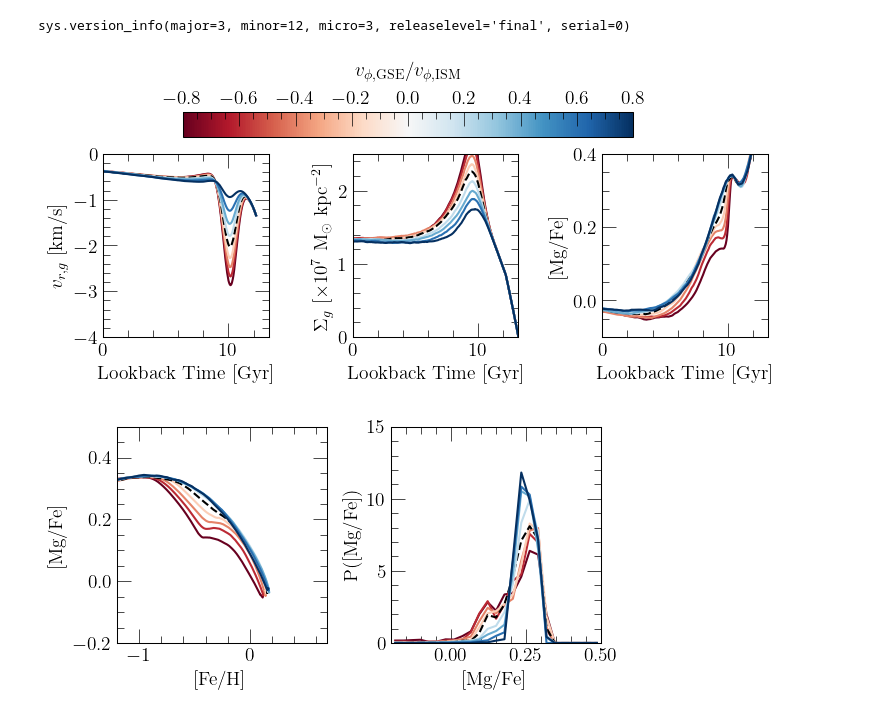
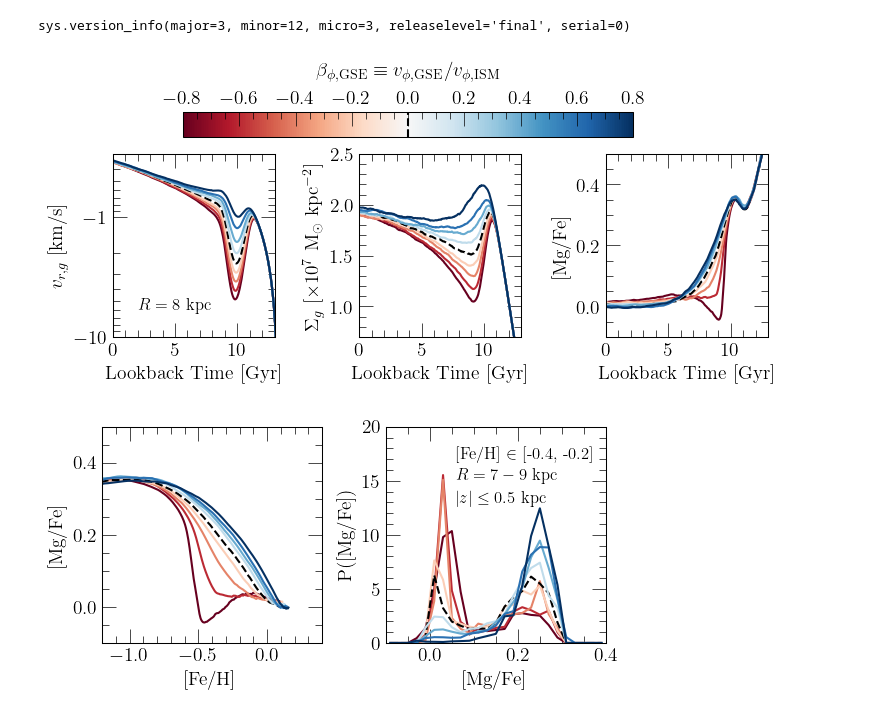
Before and after one commit to giganano/merger-flows, a Jupyter notebook: notebooks/trajectory-comp.ipynb, the cells around one changed output. Cells and saved outputs as stored; diff of their text form; code cells hidden in the pictures.

```diff
--- a/notebooks/trajectory-comp.ipynb
+++ b/notebooks/trajectory-comp.ipynb
@@ -31,40 +31,46 @@ for out in outputs:
 # %%
 COLORMAP = "RdBu"
 BETAPHIIN = [-0.8, -0.6, -0.4, -0.2, 0, 0.2, 0.4, 0.6, 0.8]
+# BETAPHIIN = [-0.6, -0.4, -0.2, 0, 0.2, 0.4, 0.6, 0.8]
 
 fig = plt.figure(figsize = (7.5, 3.5))
 axes = []
 for i in range(3):
     axes.append(fig.add_subplot(131 + i))
     axes[i].set_xlabel(r"Lookback Time [Gyr]")
-    axes[i].set_xlim([0, 13.2])
+    axes[i].set_xlim([0, 13])
+    axes[i].set_xticks([0, 5, 10])
 axes[0].set_ylabel(r"$v_{r,g}$ [km/s]")
 axes[1].set_ylabel(r"$\Sigma_g$ [$\times 10^7$ M$_\odot$ kpc$^{-2}$]")
 axes[2].set_ylabel(r"[Mg/Fe]")
 # for i in range(2): axes[i].set_yscale("log")
 # axes[0].yaxis.set_major_formatter(fsf("%g"))
 # axes[0].yaxis.set_minor_formatter(fsf("%g"))
-# axes[1].set_yscale("log")
 # axes[0].set_ylim([0.3, 5])
-axes[0].set_ylim([-4, 0])
-axes[1].set_ylim([0, 2.5])
-axes[2].set_ylim([-0.1, 0.4])
+axes[0].set_yscale("log")
+axes[0].yaxis.set_major_formatter(fsf("%g"))
+axes[0].set_ylim([0.3, 10])
+axes[1].set_ylim([0.7, 2.5])
+axes[2].set_ylim([-0.1, 0.5])
 
 norm = plt.Normalize(vmin = -0.8, vmax = 0.8)
 cmap = plt.cm.ScalarMappable(cmap = COLORMAP, norm = norm)
 cbar_ax = fig.add_axes([0.2, 0.8, 0.6, 0.1])
 cbar = plt.colorbar(cmap, cax = cbar_ax, orientation = "horizontal", location = "top")
-cbar.set_label(r"$v_{\phi,\text{GSE}} / v_{\phi,\text{ISM}}$", labelpad = 10)
+cbar.set_label(r"$\beta_{\phi,\text{GSE}} \equiv v_{\phi,\text{GSE}} / v_{\phi,\text{ISM}}$", labelpad = 10)
 cbar.set_ticks([-0.8, -0.6, -0.4, -0.2, 0, 0.2, 0.4, 0.6, 0.8])
+cbar.ax.axvline(0, c = named_colors()["black"], linestyle = "--")
+
+axes[0].text(2, 6, r"$R = 8$ kpc", fontsize = 12)
 
 def plot_timeevol(ax_v, ax_sigma, ax_mgfe, output, radius = 8, zone_width = 0.1, **kwargs):
     lookback, vgas = get_velocity_evolution(output, radius, zone_width = zone_width)
-    ax_v.plot(lookback, vgas, **kwargs)
+    ax_v.plot(lookback, [-v for v in vgas], **kwargs)
     zone = int(radius / zone_width)
     zone = output.zones["zone%d" % (zone)]
     lookback = zone.history["lookback"]
     area = np.pi * ((radius + zone_width)**2 - radius**2)
-    sigma_g = [m / (area * 1.0e7) for m in zone.history["mgas"]]
+    sigma_g = [m / (area * 1e7) for m in zone.history["mgas"]]
     ax_sigma.plot(lookback, sigma_g, **kwargs)
     ax_mgfe.plot(lookback[5:], zone.history["[mg/fe]"][5:], **kwargs)
 
@@ -77,7 +83,7 @@ for i in range(len(outputs)):
         kwargs["linestyle"] = "--"
     plot_timeevol(*axes, outputs[i], **kwargs)
 
-# negative_log(axes[0])
+negative_log(axes[0])
 plt.tight_layout()
 plt.subplots_adjust(top = 0.7)
 cbar_ax.set_position([
@@ -92,10 +98,13 @@ for ext in ["pdf", "jpeg"]:
     plt.savefig("./trajectory-comp/solar-annulus-evol.%s" % (ext), **kwargs)
 plt.show()
 # %% [output]
-[figure, old version]
+[figure, new version]
 # %%
 COLORMAP = "RdBu"
 BETAPHIIN = [-0.8, -0.6, -0.4, -0.2, 0, 0.2, 0.4, 0.6, 0.8]
+# BETAPHIIN = [-0.6, -0.4, -0.2, 0, 0.2, 0.4, 0.6, 0.8]
+FEH_MIN = -0.4
+FEH_MAX = -0.2
 
 fig = plt.figure(figsize = (6, 3))
 axes = []
@@ -105,43 +114,49 @@ axes[0].set_xlabel(r"[Fe/H]")
 axes[0].set_ylabel(r"[Mg/Fe]")
 axes[1].set_xlabel(r"[Mg/Fe]")
 axes[1].set_ylabel(r"P([Mg/Fe])")
-axes[0].set_xlim([-1.2, 0.7])
-axes[0].set_ylim([-0.2, 0.5])
-axes[1].set_xlim([-0.2, 0.5])
-axes[1].set_ylim([0, 15])
+axes[0].set_xlim([-1.2, 0.4])
+axes[0].set_ylim([-0.1, 0.5])
+axes[0].set_xticks([-1, -0.5, 0])
+axes[1].set_xlim([-0.1, 0.4])
+axes[1].set_ylim([0, 20])
+# axes[1].set_title(r"[Fe/H] $\in$ [%g, %g]" % (FEH_MIN, FEH_MAX), fontsize = 12)
 
 def plot_abundances(ax_track, ax_dist, output, radius = 8, rmin = 7, rmax = 9,
-    abszmin = 0, abszmax = 0.5, fehmin = -0.4, fehmax = -0.2, zone_width = 0.1, **kwargs):
+    abszmin = 0, abszmax = 0.5, fehmin = FEH_MIN, fehmax = FEH_MAX, zone_width = 0.1, **kwargs):
     zone = int(radius / zone_width)
     zone = output.zones["zone%d" % (zone)]
     ax_track.plot(zone.history["[fe/h]"], zone.history["[mg/fe]"], **kwargs)
     stars = output.stars.filter(
         "zone_final", ">=", int(rmin / zone_width)).filter(
         "zone_final", "<=", int(rmax / zone_width) - 1).filter(
         "absz", ">=", abszmin).filter(
         "absz", "<=", abszmax).filter(
         "[fe/h]", ">=", fehmin).filter(
         "[fe/h]", "<=", fehmax).filter(
         "mass", ">=", 1)
     hist, bins = np.histogram(stars["[mg/fe]"], bins = 25, range = ax_dist.get_xlim(),
         weights = stars["mass"], density = True)
     xvals = [(a + b) / 2 for a, b in zip(bins[:-1], bins[1:])]
     ax_dist.plot(xvals, hist, **kwargs)
 
 for i in range(len(outputs)):
     kwargs = {}
     if BETAPHIIN[i]:
         kwargs["c"] = cmap.to_rgba(BETAPHIIN[i])
     else:
         kwargs["c"] = named_colors()["black"]
         kwargs["linestyle"] = "--"
     plot_abundances(*axes, outputs[i], **kwargs)
 
+axes[1].text(0.06, 17, r"[Fe/H] $\in$ [%g, %g]" % (FEH_MIN, FEH_MAX), fontsize = 12)
+axes[1].text(0.06, 15, r"$R = 7 - 9$ kpc", fontsize = 12)
+axes[1].text(0.06, 13, r"$\left|z\right| \leq 0.5$ kpc", fontsize = 12)
+
 plt.tight_layout()
 for ext in ["pdf", "jpeg"]:
     kwargs = {}
     if ext == "jpeg": kwargs["dpi"] = 200
     plt.savefig("./trajectory-comp/solar-annulus-abundances.%s" % (ext), **kwargs)
 plt.show()
 # %% [output]
-[figure, old version]
+[figure, new version]
```
Also changed, not shown: parts of 1 cell of this notebook, 21 other files.
